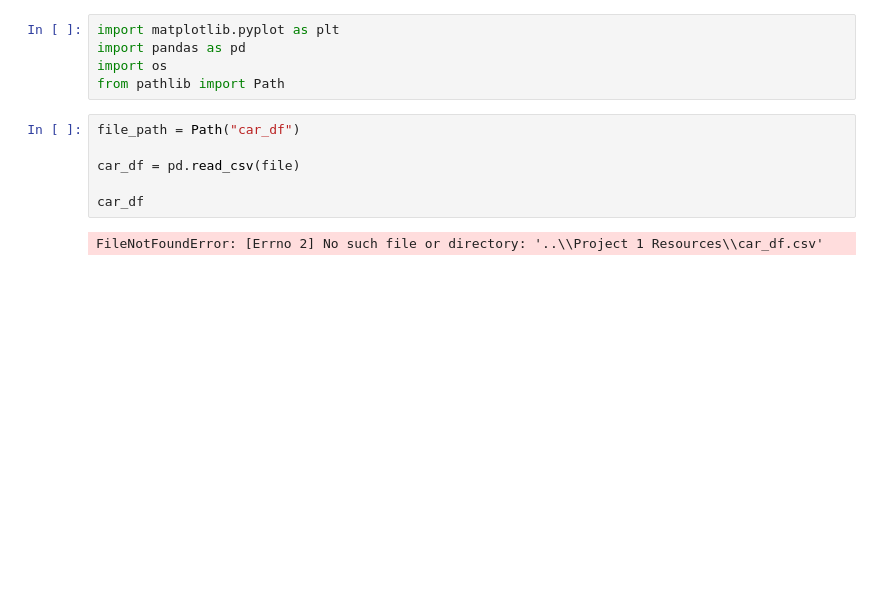
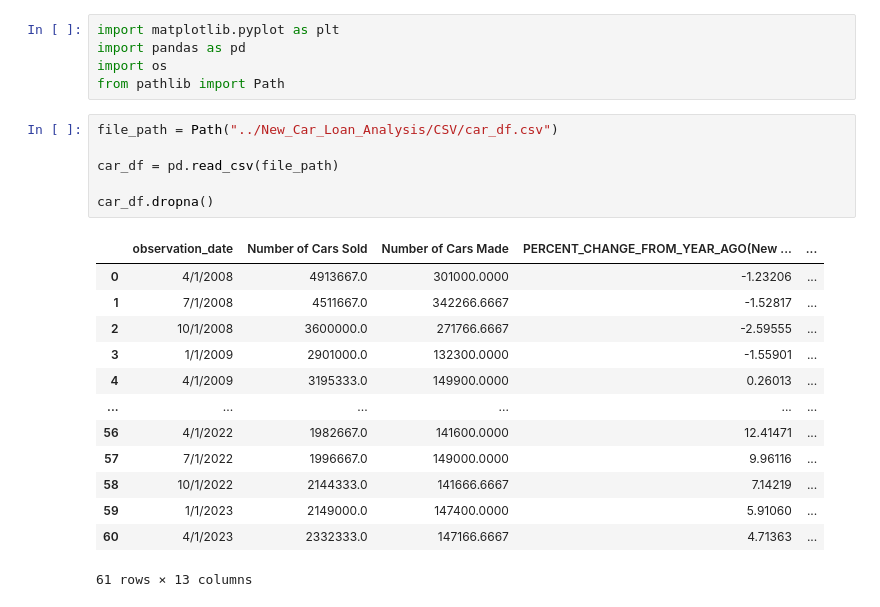
Before and after one commit to NadyaSlb/New_Car_Loan_Analysis, a Jupyter notebook: Car Production (New).ipynb, the cells around one changed output. Drawn from its saved outputs; the diff is of its cells as text; blank space fills up the shorter version.

```diff
--- a/Car Production (New).ipynb
+++ b/Car Production (New).ipynb
@@ -4,10 +4,22 @@ import pandas as pd
 import os
 from pathlib import Path
 # %%
-file_path = Path("car_df")
+file_path = Path("../New_Car_Loan_Analysis/CSV/car_df.csv")
 
-car_df = pd.read_csv(file)
+car_df = pd.read_csv(file_path)
 
-car_df
+car_df.dropna()
 # %% [output]
+|  | observation_date | Number of Cars Sold | Number of Cars Made | PERCENT_CHANGE_FROM_YEAR_AGO(New ... | ... |
+| 0 | 4/1/2008 | 4913667.0 | 301000.0000 | -1.23206 | ... |
+| 1 | 7/1/2008 | 4511667.0 | 342266.6667 | -1.52817 | ... |
+| 2 | 10/1/2008 | 3600000.0 | 271766.6667 | -2.59555 | ... |
+| 3 | 1/1/2009 | 2901000.0 | 132300.0000 | -1.55901 | ... |
+| 4 | 4/1/2009 | 3195333.0 | 149900.0000 | 0.26013 | ... |
+| ... | ... | ... | ... | ... | ... |
+| 56 | 4/1/2022 | 1982667.0 | 141600.0000 | 12.41471 | ... |
+| 57 | 7/1/2022 | 1996667.0 | 149000.0000 | 9.96116 | ... |
+| 58 | 10/1/2022 | 2144333.0 | 141666.6667 | 7.14219 | ... |
+| 59 | 1/1/2023 | 2149000.0 | 147400.0000 | 5.91060 | ... |
+| 60 | 4/1/2023 | 2332333.0 | 147166.6667 | 4.71363 | ... |
-FileNotFoundError: [Errno 2] No such file or directory: '..\\Project 1 Resources\\car_df.csv'
+61 rows × 13 columns
```
Also changed, not shown: parts of 3 cells of this notebook, 1 other file.
